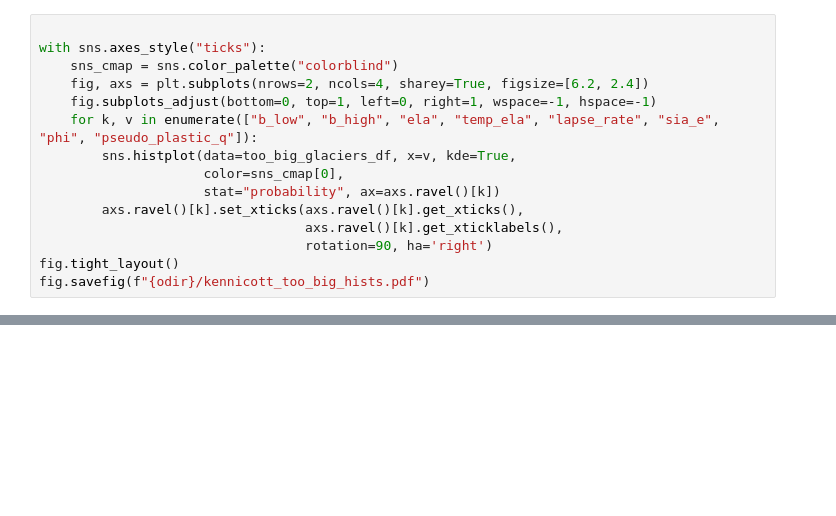
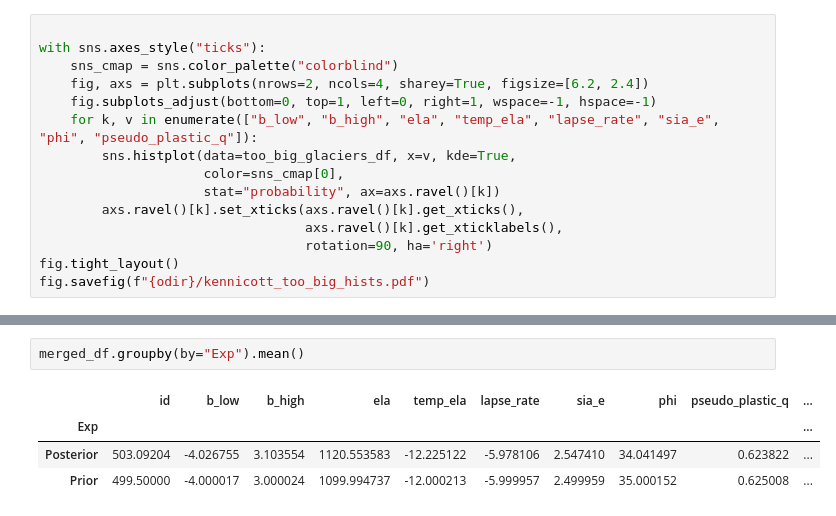
Before and after one commit to pism/pism-kennicott, a Jupyter notebook: kennicott.ipynb, the cells around one changed output, grey strips where cells are left out. Drawn from its saved outputs; the diff is of its cells as text; blank space fills up the shorter version.

```diff
--- a/kennicott.ipynb
+++ b/kennicott.ipynb
@@ -541,0 +479,7 @@ X[88, 0], [0], Surface[k,
+# %%
+merged_df.groupby(by="Exp").mean()
+# %% [output]
+|  | id | b_low | b_high | ela | temp_ela | lapse_rate | sia_e | phi | pseudo_plastic_q | ... |
+| Exp |  |  |  |  |  |  |  |  |  | ... |
+| Posterior | 503.09204 | -4.026755 | 3.103554 | 1120.553583 | -12.225122 | -5.978106 | 2.547410 | 34.041497 | 0.623822 | ... |
+| Prior | 499.50000 | -4.000017 | 3.000024 | 1099.994737 | -12.000213 | -5.999957 | 2.499959 | 35.000152 | 0.625008 | ... |
```
Also changed, not shown: parts of 24 cells of this notebook.
